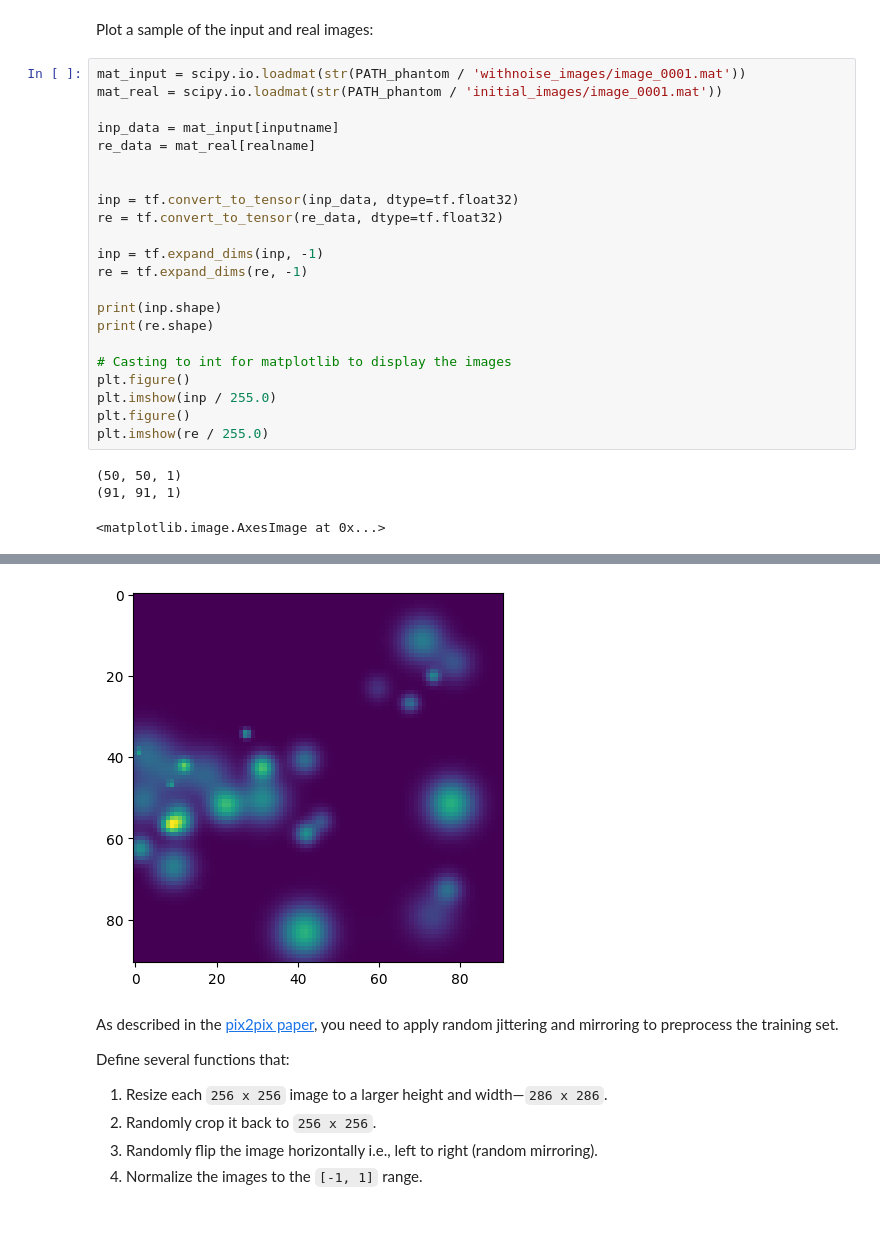
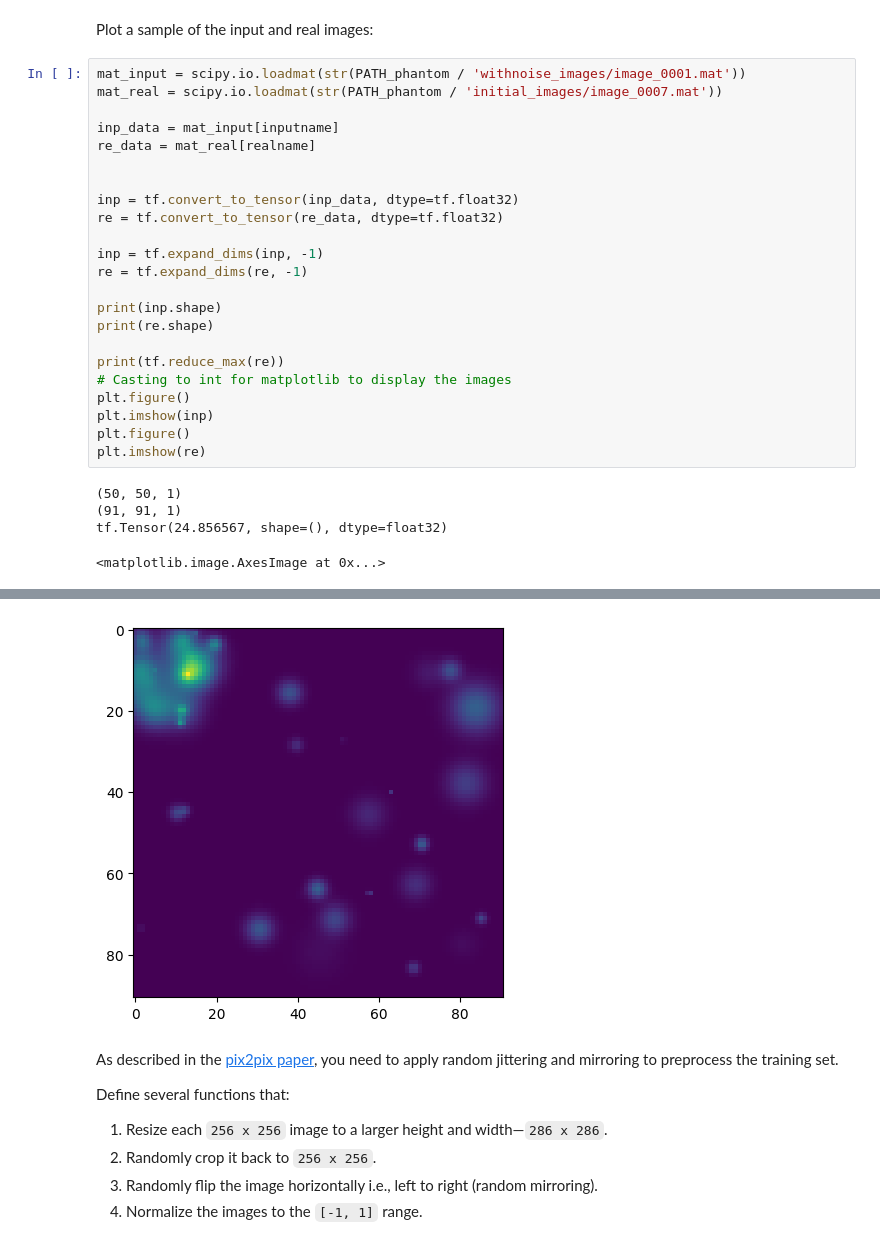
Before and after one commit to makimitsu/test-open, a Jupyter notebook: Soft X-ray/Machine_Learning/code/data2data_everything.ipynb, the cells around one changed output, grey strips where cells are left out. Drawn from its saved outputs; the diff is of its cells as text.

```diff
--- a/Soft X-ray/Machine_Learning/code/data2data_everything.ipynb
+++ b/Soft X-ray/Machine_Learning/code/data2data_everything.ipynb
@@ -81,32 +91,34 @@ N_grid = 91
 Plot a sample of the input and real images:
 # %%
 mat_input = scipy.io.loadmat(str(PATH_phantom / 'withnoise_images/image_0001.mat'))
-mat_real = scipy.io.loadmat(str(PATH_phantom / 'initial_images/image_0001.mat'))
+mat_real = scipy.io.loadmat(str(PATH_phantom / 'initial_images/image_0007.mat'))
 
 inp_data = mat_input[inputname]
 re_data = mat_real[realname]
 
 
 inp = tf.convert_to_tensor(inp_data, dtype=tf.float32)
 re = tf.convert_to_tensor(re_data, dtype=tf.float32)
 
 inp = tf.expand_dims(inp, -1)
 re = tf.expand_dims(re, -1)
 
 print(inp.shape)
 print(re.shape)
 
+print(tf.reduce_max(re))
 # Casting to int for matplotlib to display the images
 plt.figure()
-plt.imshow(inp / 255.0)
+plt.imshow(inp)
 plt.figure()
-plt.imshow(re / 255.0)
+plt.imshow(re)
 # %% [output]
 (50, 50, 1)
 (91, 91, 1)
+tf.Tensor(24.856567, shape=(), dtype=float32)
 <matplotlib.image.AxesImage at 0x...>
 [figure]
-[figure, old version]
+[figure, new version]
 # %% [markdown]
 As described in the [pix2pix paper](https://arxiv.org/abs/1611.07004), you need to apply random jittering and mirroring to preprocess the training set.
 
```
Also changed, not shown: parts of 24 cells of this notebook, 48 other files.
